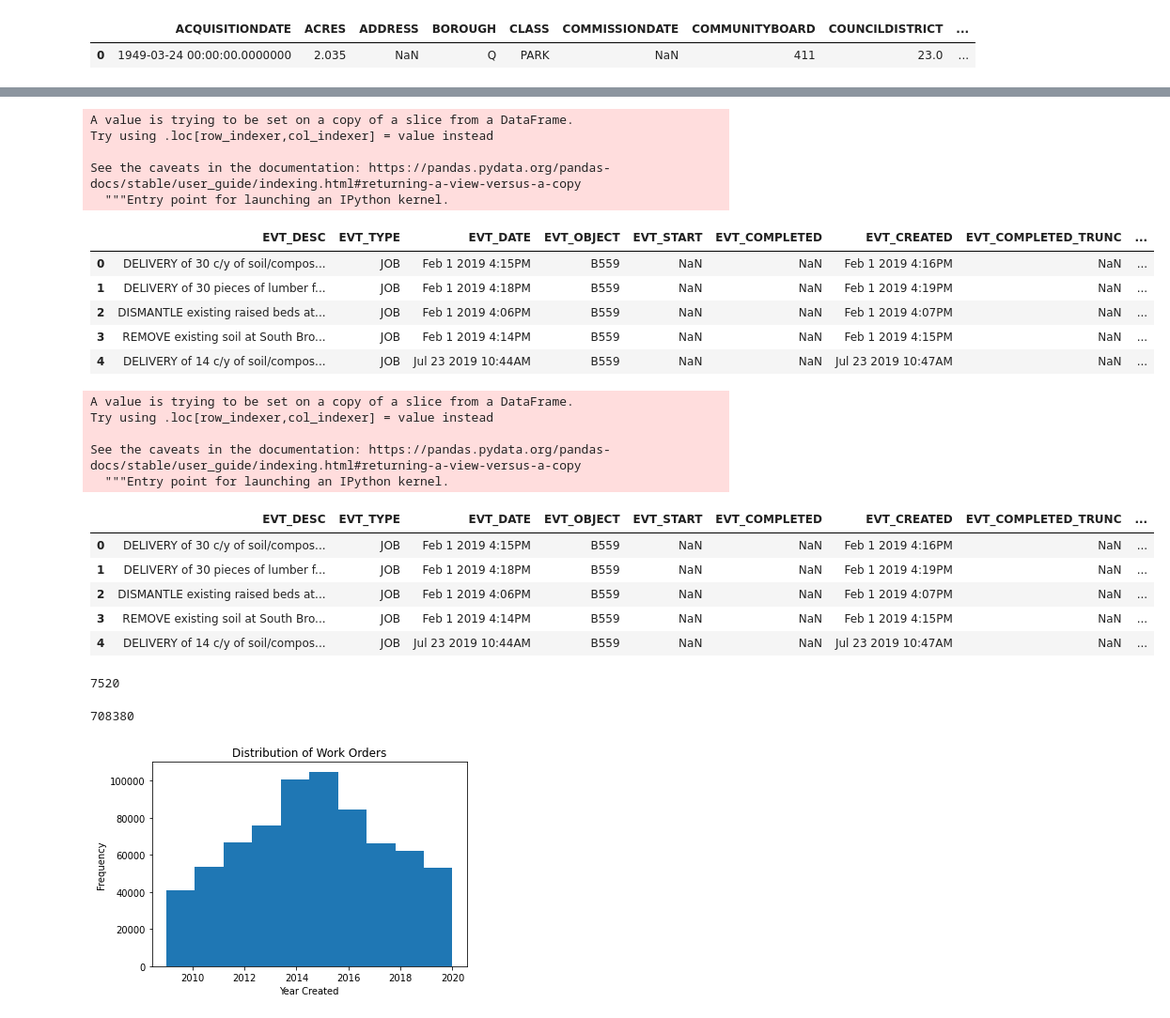
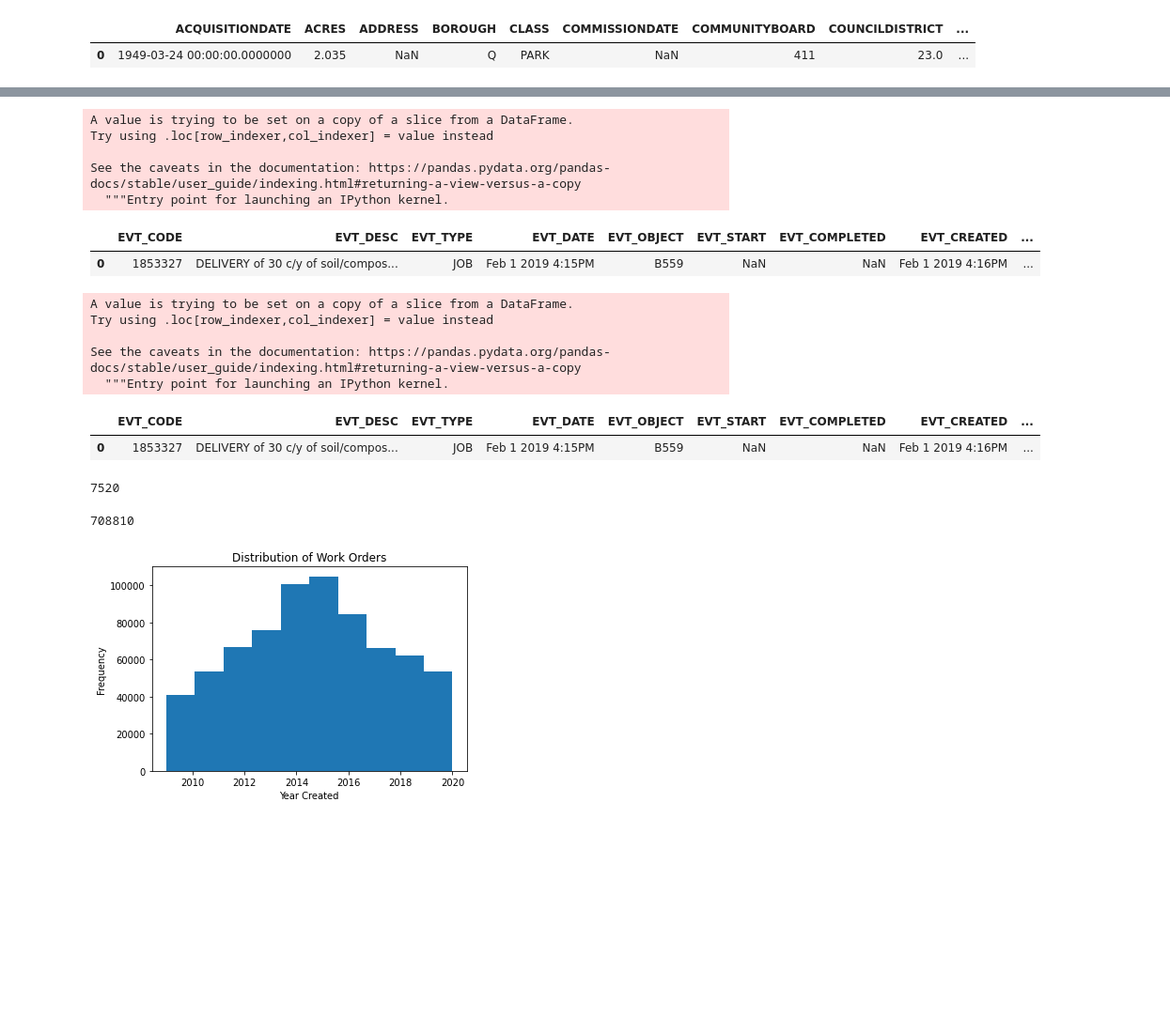
Before and after one commit to RitaRitaIsOOO/Parks_WO_Analysis, a Jupyter notebook: parks_wo.ipynb, the cells around one changed output, grey strips where cells are left out. Shown: that part at 94% size. Cells and saved outputs as stored; diff of their text form; code cells hidden in the pictures; blank space fills up the shorter version.

```diff
--- a/parks_wo.ipynb
+++ b/parks_wo.ipynb
@@ -25,8 +25,8 @@ sep=',',low_memory=False)
 
 WO = DPRwo_orig.copy()
 print('data loaded successfully')
-WO.set_index(['EVT_CODE'], drop=True,inplace=True)
-print('index set')
+#WO.set_index(['EVT_CODE'], drop=True,inplace=True)
+#print('index set')
 asset = DPRassets_orig.copy()
 print ('asset data loaded successfully')
 parks = parks_orig.copy()
@@ -95,8 +93,9 @@ Index(['EVT_DESC', 'EVT_TYPE', 'EVT_DATE', 'EVT_MRC', 'EVT_PRINTED',
 # %%
-dpr_wo_final = parks_wo[['EVT_DESC', 'EVT_TYPE', 'EVT_DATE','EVT_OBJECT','EVT_START','EVT_COMPLETED','EVT_CREATED',
+dpr_wo_final = parks_wo[['EVT_CODE','EVT_DESC', 'EVT_TYPE', 'EVT_DATE','EVT_OBJECT','EVT_START','EVT_COMPLETED','EVT_CREATED',
           'EVT_COMPLETED_TRUNC','OBJ_OBTYPE', 'OBJ_CODE', 'OBJ_DESC',
           'OBJ_XLOCATION', 'OBJ_YLOCATION','BOROUGH','COMMUNITYBOARD', 'COUNCILDISTRICT',
        'DEPARTMENT', 'GISPROPNUM','OMPPROPID','SIGNNAME', ]]
+
 dpr_wo_final.columns
 dpr_wo_final.info()
 # %% [output]
@@ -119,0 +119,2 @@ memory usage: 113.5+ MB
+# %%
+dpr_wo_final.set_index(['EVT_CODE'], drop=True, inplace=False)
@@ -124,41 +140,33 @@ def convert_to_year(dt):
   return pd.to_datetime(dt).year
 # %%
 dpr_wo_final['year_create'] = dpr_wo_final['EVT_CREATED'].apply(convert_to_year)
-dpr_wo_final.head()
+dpr_wo_final.head(1)
 # %% [output]
 A value is trying to be set on a copy of a slice from a DataFrame.
 Try using .loc[row_indexer,col_indexer] = value instead
 
 See the caveats in the documentation: https://pandas.pydata.org/pandas-docs/stable/user_guide/indexing.html#returning-a-view-versus-a-copy
   """Entry point for launching an IPython kernel.
-|  | EVT_DESC | EVT_TYPE | EVT_DATE | EVT_OBJECT | EVT_START | EVT_COMPLETED | EVT_CREATED | EVT_COMPLETED_TRUNC | ... |
-| 0 | DELIVERY of 30 c/y of soil/compos... | JOB | Feb 1 2019 4:15PM | B559 | NaN | NaN | Feb 1 2019 4:16PM | NaN | ... |
-| 1 | DELIVERY of 30 pieces of lumber f... | JOB | Feb 1 2019 4:18PM | B559 | NaN | NaN | Feb 1 2019 4:19PM | NaN | ... |
-| 2 | DISMANTLE existing raised beds at... | JOB | Feb 1 2019 4:06PM | B559 | NaN | NaN | Feb 1 2019 4:07PM | NaN | ... |
-| 3 | REMOVE existing soil at South Bro... | JOB | Feb 1 2019 4:14PM | B559 | NaN | NaN | Feb 1 2019 4:15PM | NaN | ... |
-| 4 | DELIVERY of 14 c/y of soil/compos... | JOB | Jul 23 2019 10:44AM | B559 | NaN | NaN | Jul 23 2019 10:47AM | NaN | ... |
+|  | EVT_CODE | EVT_DESC | EVT_TYPE | EVT_DATE | EVT_OBJECT | EVT_START | EVT_COMPLETED | EVT_CREATED | ... |
+| 0 | 1853327 | DELIVERY of 30 c/y of soil/compos... | JOB | Feb 1 2019 4:15PM | B559 | NaN | NaN | Feb 1 2019 4:16PM | ... |
 # %%
 dpr_wo_final['year_completed'] = dpr_wo_final['EVT_COMPLETED_TRUNC'].apply(convert_to_year)
-dpr_wo_final.head()
+dpr_wo_final.head(1)
 # %% [output]
 A value is trying to be set on a copy of a slice from a DataFrame.
 Try using .loc[row_indexer,col_indexer] = value instead
 
 See the caveats in the documentation: https://pandas.pydata.org/pandas-docs/stable/user_guide/indexing.html#returning-a-view-versus-a-copy
   """Entry point for launching an IPython kernel.
-|  | EVT_DESC | EVT_TYPE | EVT_DATE | EVT_OBJECT | EVT_START | EVT_COMPLETED | EVT_CREATED | EVT_COMPLETED_TRUNC | ... |
-| 0 | DELIVERY of 30 c/y of soil/compos... | JOB | Feb 1 2019 4:15PM | B559 | NaN | NaN | Feb 1 2019 4:16PM | NaN | ... |
-| 1 | DELIVERY of 30 pieces of lumber f... | JOB | Feb 1 2019 4:18PM | B559 | NaN | NaN | Feb 1 2019 4:19PM | NaN | ... |
-| 2 | DISMANTLE existing raised beds at... | JOB | Feb 1 2019 4:06PM | B559 | NaN | NaN | Feb 1 2019 4:07PM | NaN | ... |
-| 3 | REMOVE existing soil at South Bro... | JOB | Feb 1 2019 4:14PM | B559 | NaN | NaN | Feb 1 2019 4:15PM | NaN | ... |
-| 4 | DELIVERY of 14 c/y of soil/compos... | JOB | Jul 23 2019 10:44AM | B559 | NaN | NaN | Jul 23 2019 10:47AM | NaN | ... |
+|  | EVT_CODE | EVT_DESC | EVT_TYPE | EVT_DATE | EVT_OBJECT | EVT_START | EVT_COMPLETED | EVT_CREATED | ... |
+| 0 | 1853327 | DELIVERY of 30 c/y of soil/compos... | JOB | Feb 1 2019 4:15PM | B559 | NaN | NaN | Feb 1 2019 4:16PM | ... |
 # %%
 comp = dpr_wo_final['year_completed'].isnull().sum()
 print(comp)
 dpr_wo_final['year_create'].notnull().sum()
 # %% [output]
 7520
-708380
+708810
 # %%
 dpr_wo_final['year_create'].plot(kind='hist')
 # set the title
```
Also changed, not shown: parts of 13 cells of this notebook.
